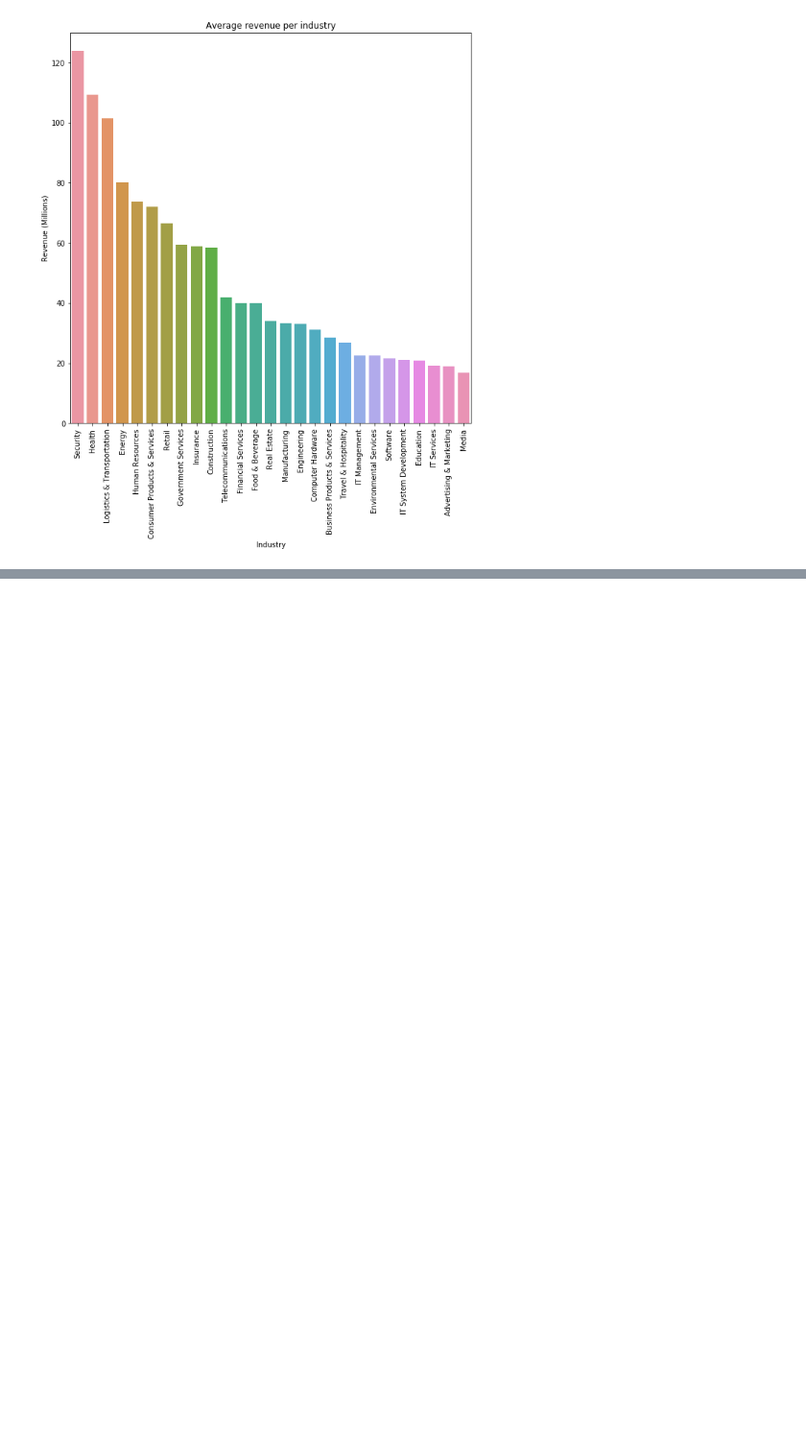
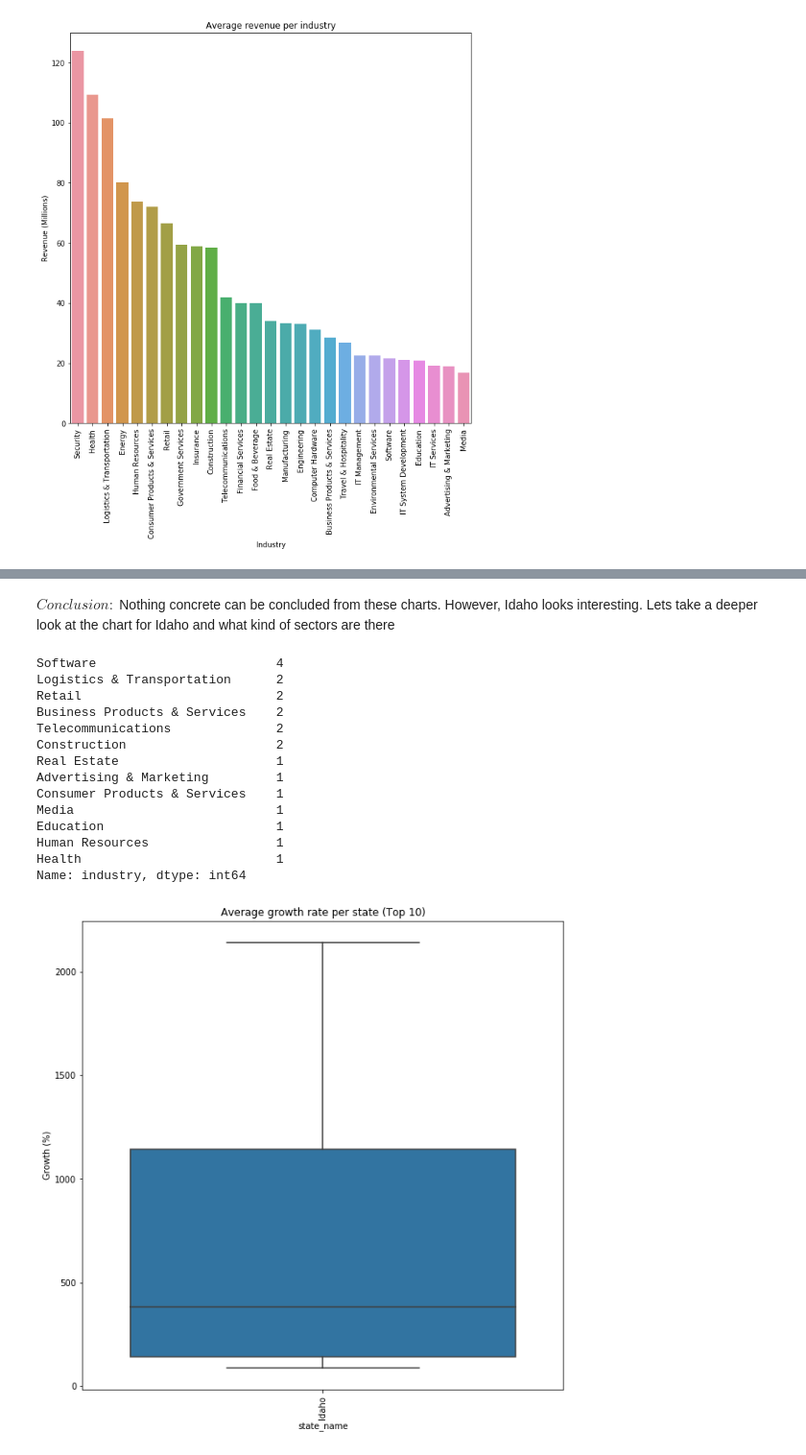
Before and after one commit to sm6820/Inc-5000-Companies-Analysis, a Jupyter notebook: INC-5000-Companies-Analysis.ipynb, the cells around one changed output, grey strips where cells are left out. Shown at 96% size. Saved outputs shown, nothing was run; the diff lists cells and outputs as text; code cells hidden in the pictures; blank space fills up the shorter version.

```diff
--- a/INC-5000-Companies-Analysis.ipynb
+++ b/INC-5000-Companies-Analysis.ipynb
@@ -183,0 +295,31 @@ ax.set_ylabel("Growth (%)");
+# %% [markdown]
+$Conclusion:$ Nothing concrete can be concluded from these charts. However, Idaho looks interesting. Lets take a deeper look at the chart for Idaho and what kind of sectors are there
+# %%
+# Adhoc - For Idaho
+# Filter out data for idaho
+df_idaho = df_filtered[df_filtered['state_name']=="Idaho"]
+
+# Plot data
+f, ax = plt.subplots(figsize=(10, 10))
+sns.boxplot(x='state_name',y='growth_%',data=df_idaho)
+ax.set_xticklabels(ax.get_xticklabels(),rotation = 90)
+ax.set_title("Average growth rate per state (Top 10)")
+ax.set_ylabel("Growth (%)");
+
+df[df['state_name']=='Idaho']['industry'].value_counts()
+# %% [output]
+Software                        4
+Logistics & Transportation      2
+Retail                          2
+Business Products & Services    2
+Telecommunications              2
+Construction                    2
+Real Estate                     1
+Advertising & Marketing         1
+Consumer Products & Services    1
+Media                           1
+Education                       1
+Human Resources                 1
+Health                          1
+Name: industry, dtype: int64
+[figure, added]
```
Also changed, not shown: parts of 49 cells of this notebook.
